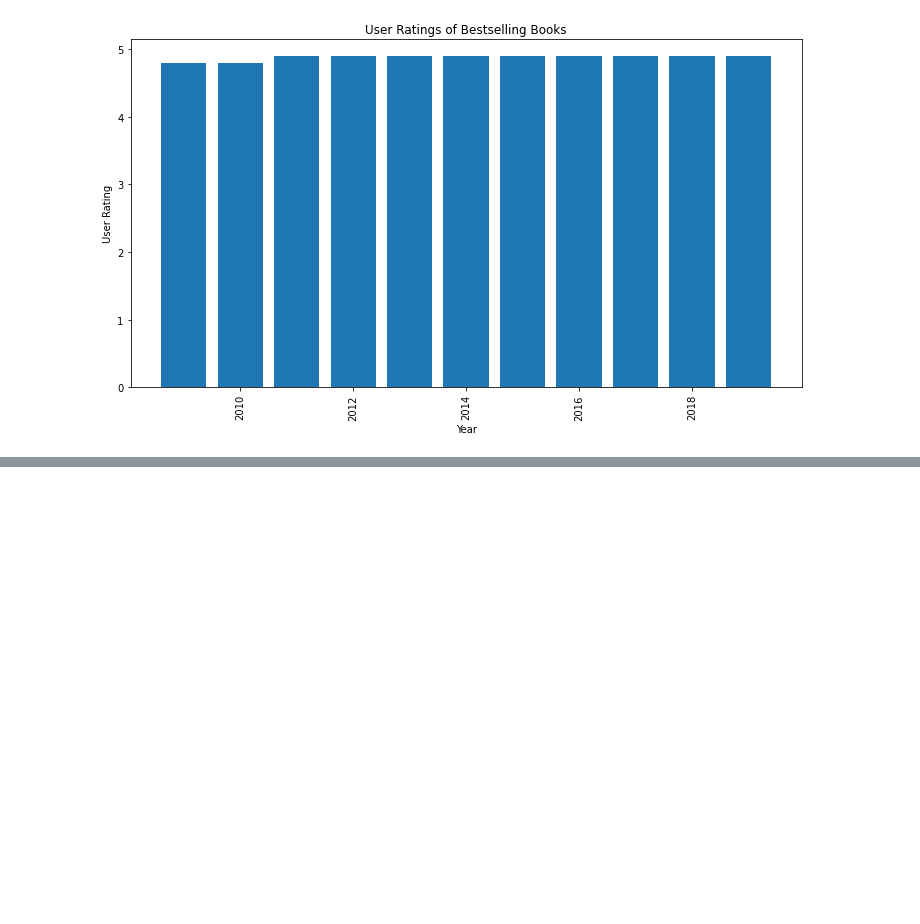
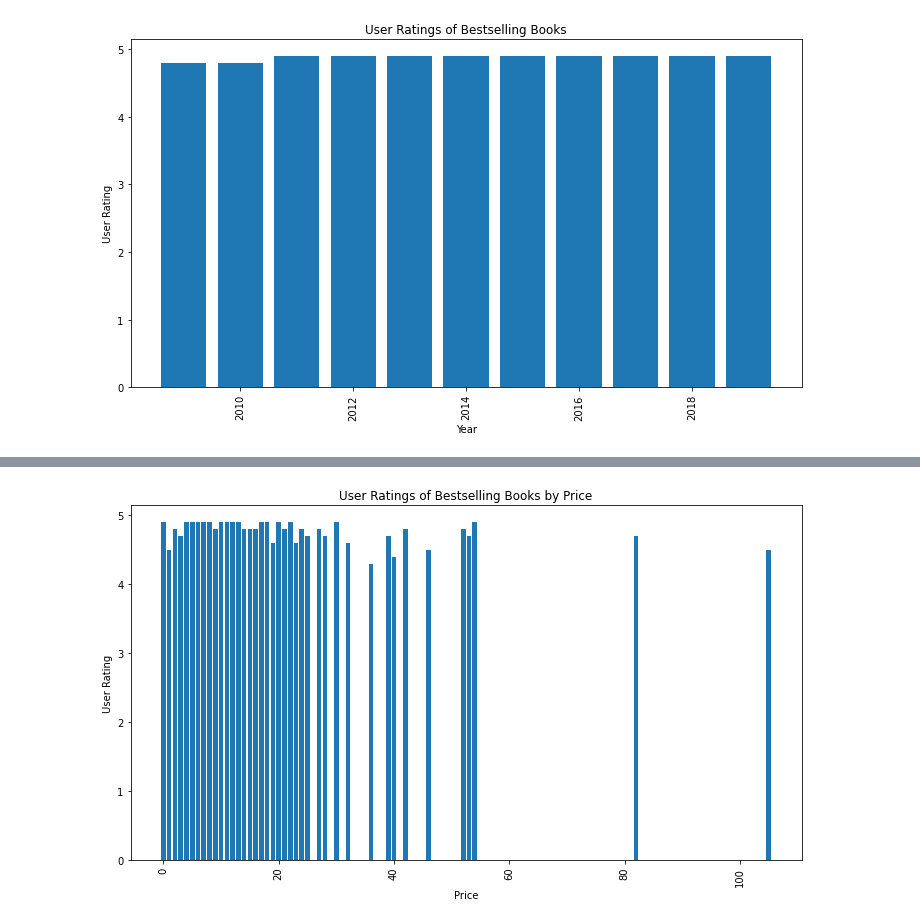
Before and after one commit to parekhrohan21/ml_analysis, a Jupyter notebook: amazon_beestsel.ipynb, the cells around one changed output, grey strips where cells are left out. Cells and saved outputs as stored; diff of their text form; code cells hidden in the pictures; blank space fills up the shorter version.

```diff
--- a/amazon_beestsel.ipynb
+++ b/amazon_beestsel.ipynb
@@ -87,0 +120,16 @@ dtype: int64
+# %%
+# create a graph on price and user rating
+def plot_price_user_rating(data):
+    plt.figure(figsize=(10, 6))
+    plt.bar(data['Price'], data['User Rating'])
+    plt.xlabel('Price')
+    plt.ylabel('User Rating')
+    plt.title('User Ratings of Bestselling Books by Price')
+    plt.xticks(rotation=90)
+    plt.tight_layout()
+    plt.show()
+
+# call plot_price_user_rating
+plot_price_user_rating(data)
+# %% [output]
+[figure, added]
```
Also changed, not shown: parts of 1 cell of this notebook.
